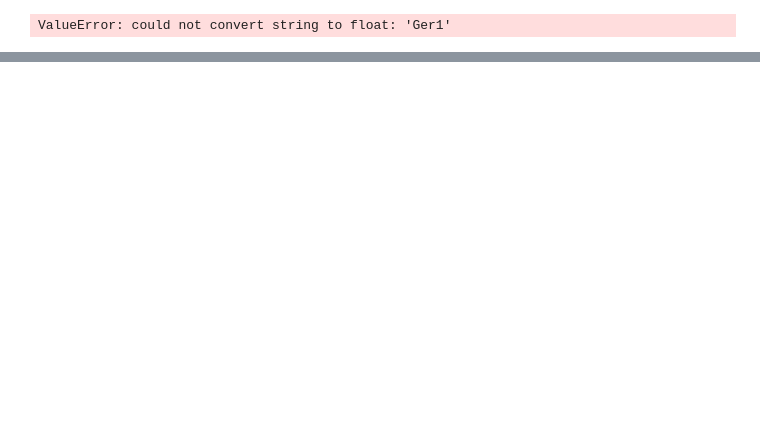
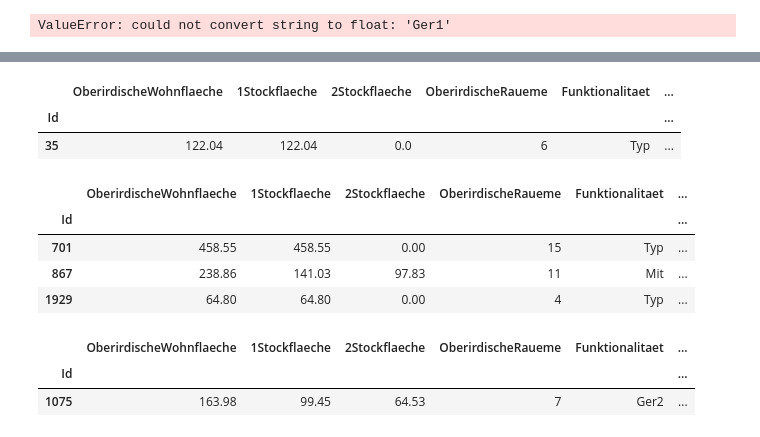
Before and after one commit to FlowBYRN/ml_hackathon, a Jupyter notebook: Analyze_William.ipynb, the cells around one changed output, grey strips where cells are left out. Cells and saved outputs as stored; diff of their text form; code cells hidden in the pictures; blank space fills up the shorter version.

```diff
--- a/Analyze_William.ipynb
+++ b/Analyze_William.ipynb
@@ -290,0 +410,23 @@ ValueError: could not convert string to float: 'Ger1'
+# %%
+#One datapoint above 80
+df_20_3[df_20_3['Holzdeckflaeche'] > 80]
+# %% [output]
+|  | OberirdischeWohnflaeche | 1Stockflaeche | 2Stockflaeche | OberirdischeRaueme | Funktionalitaet | ... |
+| Id |  |  |  |  |  | ... |
+| 35 | 122.04 | 122.04 | 0.0 | 6 | Typ | ... |
+# %%
+#One datapoint above 80
+df_20_3[df_20_3['OffeneVerandaflaeche'] > 40]
+# %% [output]
+|  | OberirdischeWohnflaeche | 1Stockflaeche | 2Stockflaeche | OberirdischeRaueme | Funktionalitaet | ... |
+| Id |  |  |  |  |  | ... |
+| 701 | 458.55 | 458.55 | 0.00 | 15 | Typ | ... |
+| 867 | 238.86 | 141.03 | 97.83 | 11 | Mit | ... |
+| 1929 | 64.80 | 64.80 | 0.00 | 4 | Typ | ... |
+# %%
+#One datapoint above 80
+df_20_3[df_20_3['GeschlosseneVerandaflaeche'] > 60]
+# %% [output]
+|  | OberirdischeWohnflaeche | 1Stockflaeche | 2Stockflaeche | OberirdischeRaueme | Funktionalitaet | ... |
+| Id |  |  |  |  |  | ... |
+| 1075 | 163.98 | 99.45 | 64.53 | 7 | Ger2 | ... |
```
Also changed, not shown: parts of 16 cells of this notebook.
